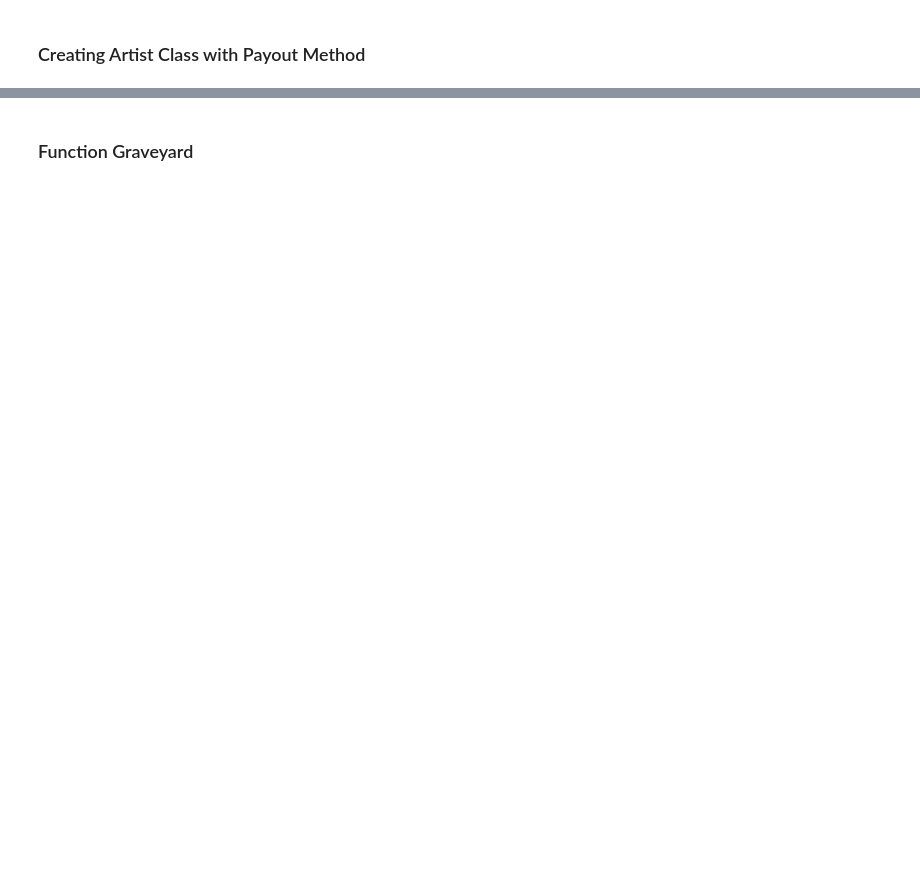
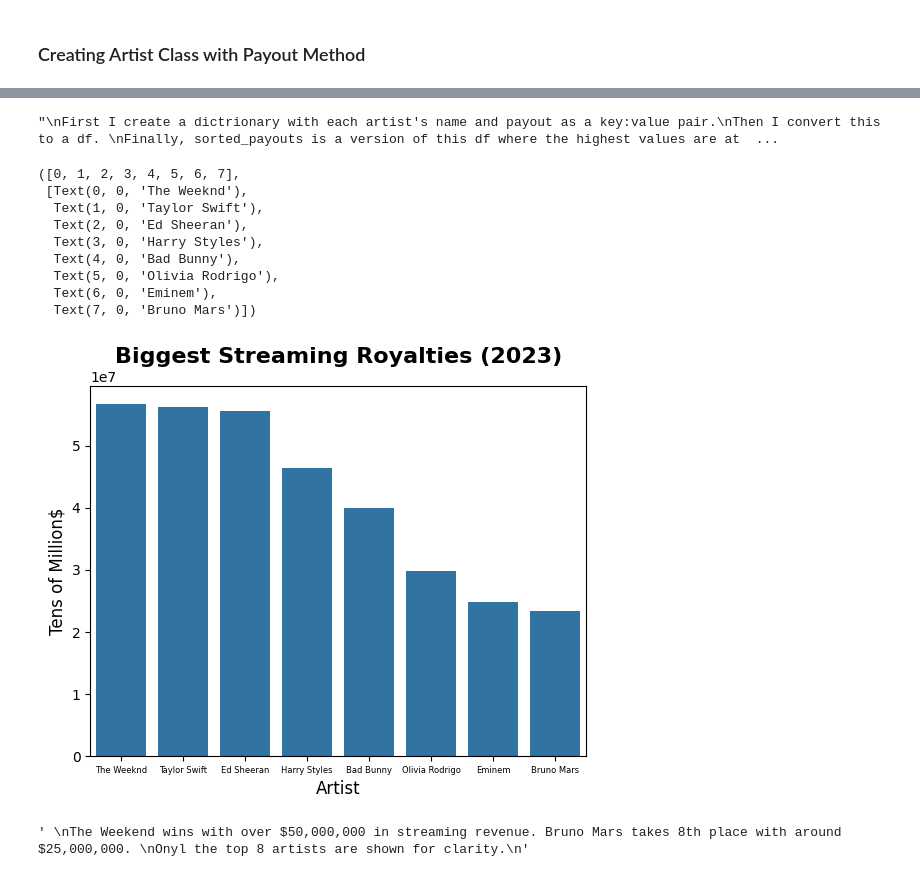
Before and after one commit to val-ium/data-analytics, a Jupyter notebook: music_money.ipynb, the cells around one changed output, grey strips where cells are left out. Saved outputs shown, nothing was run; the diff lists cells and outputs as text; code cells hidden in the pictures; blank space fills up the shorter version.

Commit message:
final version for submission.

```diff
--- a/music_money.ipynb
+++ b/music_money.ipynb
@@ -45,23 +61,24 @@ sns.scatterplot(data = df, x = "danceability_%", y = "streams")
 # %%
-PAYOUT_RATE = 0.004
+
 
 class Artist:
 
   def __init__(self, name, df):
     self.name = name
     self.df = df
-    self.songs = df[df["artist(s)_name"].str.contains(name, case = False )]
+    self.songs = df[df["artist(s)_name"] == name]
 
   def payout(self, PAYOUT_RATE = 0.004 ):
 
     total_cash = 0
 
+#Since royalties are split between artists, I'm counting collaborations as partial streams.
+#The "artist_count" column describes how many other artists are on the track.
+
     for idx, song in self.songs.iterrows():
 
-      song_streams = song["streams"]
-      splits = song["artist_count"]
 
-      valid_streams = song_streams / splits
+      valid_streams = song["streams"] / song["artist_count"]
 
       song_payout = valid_streams * PAYOUT_RATE
       total_cash += song_payout
@@ -79,2 +88,0 @@ artist_streams = df.groupby(["artist(s)_name"])["streams"].sum()
-# %% [markdown]
-### Function Graveyard
@@ -99,0 +89,45 @@ def show_songs(artist_name):
+# %%
+"""
+First I create a dictrionary with each artist's name and payout as a key:value pair.
+Then I convert this to a df.
+Finally, sorted_payouts is a version of this df where the highest values are at listed first.
+"""
+# %% [output]
+"\nFirst I create a dictrionary with each artist's name and payout as a key:value pair.\nThen I convert this to a df. \nFinally, sorted_payouts is a version of this df where the highest values are at  ...
+# %%
+artist_payouts = {}
+artist_roster = df["artist(s)_name"]
+
+for artist in artist_roster:
+  try:
+     artist_obj = Artist(artist, df)
+     artist_payouts[artist] = artist_obj.payout()
+  except:
+    print(f"Could not process {artist}")
+# %%
+payouts_df = pd.DataFrame(list(artist_payouts.items()), columns= ["Artist", "Earnings"])
+sorted_payouts = payouts_df.sort_values('Earnings', ascending=False)
+# %%
+sns.barplot(data = sorted_payouts.head(8), x= "Artist", y= "Earnings")
+plt.title('Biggest Streaming Royalties (2023)', fontsize=16, fontweight='bold')
+plt.ylabel('Tens of Million$', fontsize=12)
+plt.xlabel('Artist', fontsize=12)
+plt.xticks(fontsize = 6)
+# %% [output]
+([0, 1, 2, 3, 4, 5, 6, 7],
+ [Text(0, 0, 'The Weeknd'),
+  Text(1, 0, 'Taylor Swift'),
+  Text(2, 0, 'Ed Sheeran'),
+  Text(3, 0, 'Harry Styles'),
+  Text(4, 0, 'Bad Bunny'),
+  Text(5, 0, 'Olivia Rodrigo'),
+  Text(6, 0, 'Eminem'),
+  Text(7, 0, 'Bruno Mars')])
+[figure, added]
+# %%
+"""
+The Weekend wins with over $50,000,000 in streaming revenue. Bruno Mars takes 8th place with around $25,000,000.
+Onyl the top 8 artists are shown for clarity.
+"""
+# %% [output]
+' \nThe Weekend wins with over $50,000,000 in streaming revenue. Bruno Mars takes 8th place with around $25,000,000. \nOnyl the top 8 artists are shown for clarity.\n'
```
Also changed, not shown: parts of 11 cells of this notebook.
